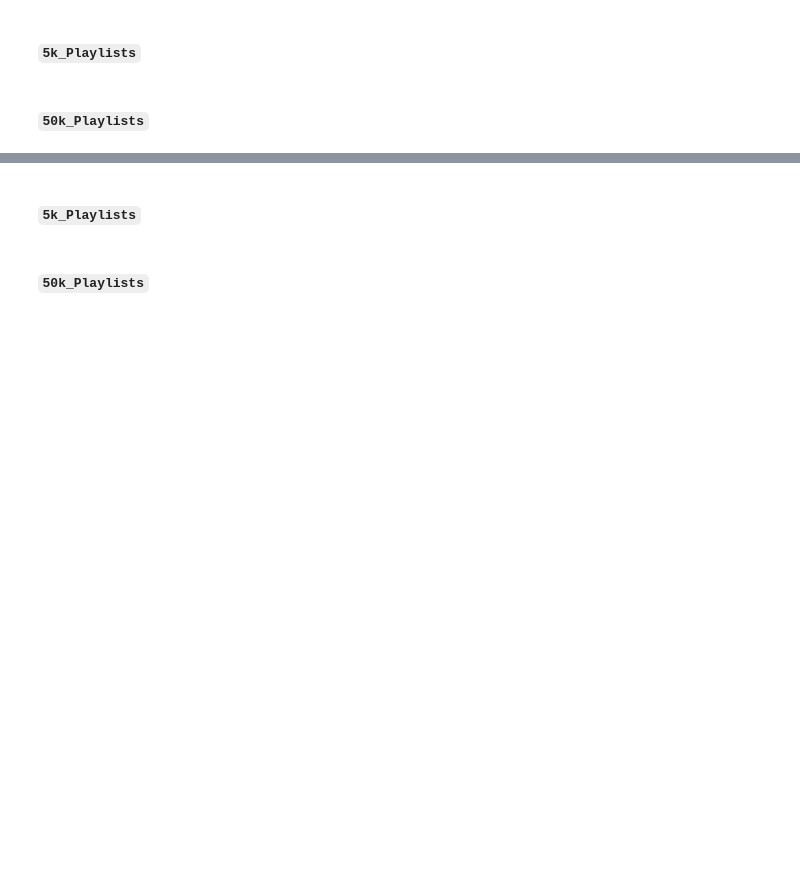
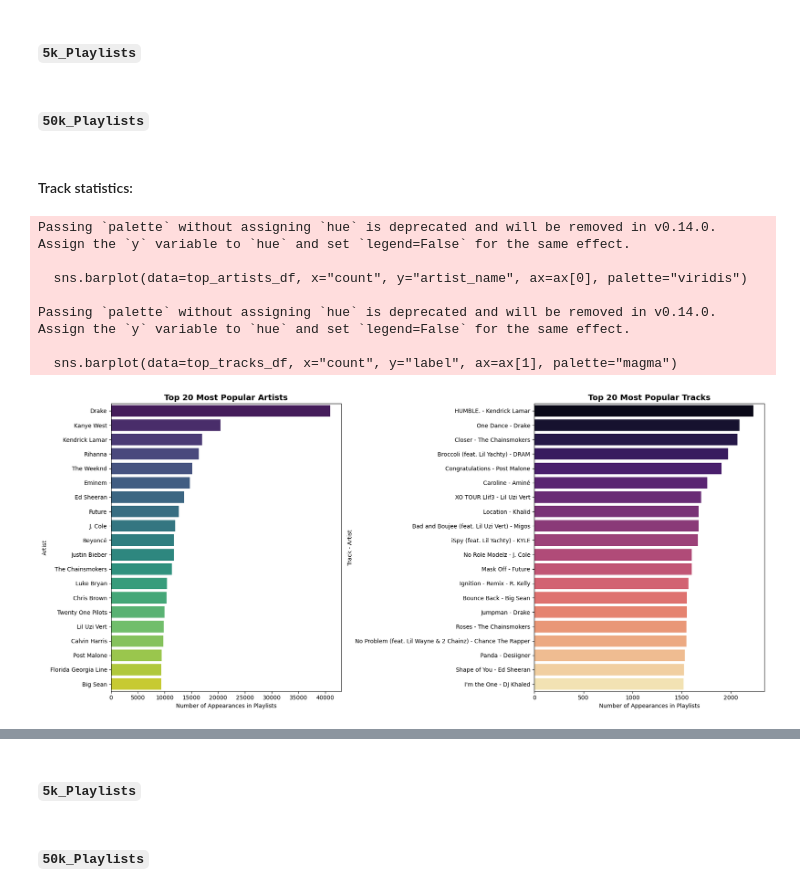
Before and after one commit to RomanLesicky/Data_Science_Project_INFO_H600, a Jupyter notebook: INFO_H600_Project.ipynb, the cells around one changed output, grey strips where cells are left out. Cells and saved outputs as stored; diff of their text form; code cells hidden in the pictures; blank space fills up the shorter version.

```diff
--- a/INFO_H600_Project.ipynb
+++ b/INFO_H600_Project.ipynb
@@ -440,3 +513,58 @@ Number of (playlist, track) rows: 3344374
 #### `5k_Playlists`
 # %% [markdown]
 #### `50k_Playlists`
+# %% [markdown]
+#### Track statistics:
+# %%
+import matplotlib.pyplot as plt
+import seaborn as sns
+from pyspark.sql import functions
+
+# --- Step 1: Prepare the Data (Spark Side) ---
+
+# A. Top Artists
+# We count how many times each artist appears across all playlists
+top_artists_df = playlist_track_DataFrame_50k.groupBy("artist_name") \
+    .count() \
+    .orderBy(functions.col("count").desc()) \
+    .limit(20) \
+    .toPandas()
+
+# B. Top Tracks
+# We group by both track AND artist to avoid confusion (e.g., "Hello" by Adele vs. Lionel Richie)
+top_tracks_df = playlist_track_DataFrame_50k.groupBy("track_name", "artist_name") \
+    .count() \
+    .orderBy(functions.col("count").desc()) \
+    .limit(20) \
+    .toPandas()
+
+# Create a readable label like "Humble. - Kendrick Lamar"
+top_tracks_df["label"] = top_tracks_df["track_name"] + " - " + top_tracks_df["artist_name"]
+
+# --- Step 2: Visualization (Matplotlib/Seaborn Side) ---
+
+fig, ax = plt.subplots(1, 2, figsize=(18, 8))
+
+# Plot 1: Top Artists
+sns.barplot(data=top_artists_df, x="count", y="artist_name", ax=ax[0], palette="viridis")
+ax[0].set_title("Top 20 Most Popular Artists", fontsize=14, fontweight='bold')
+ax[0].set_xlabel("Number of Appearances in Playlists")
+ax[0].set_ylabel("Artist")
+
+# Plot 2: Top Tracks
+sns.barplot(data=top_tracks_df, x="count", y="label", ax=ax[1], palette="magma")
+ax[1].set_title("Top 20 Most Popular Tracks", fontsize=14, fontweight='bold')
+ax[1].set_xlabel("Number of Appearances in Playlists")
+ax[1].set_ylabel("Track - Artist")
+
+plt.tight_layout()
+plt.show()
+# %% [output]
+Passing `palette` without assigning `hue` is deprecated and will be removed in v0.14.0. Assign the `y` variable to `hue` and set `legend=False` for the same effect.
+
+  sns.barplot(data=top_artists_df, x="count", y="artist_name", ax=ax[0], palette="viridis")
+
+Passing `palette` without assigning `hue` is deprecated and will be removed in v0.14.0. Assign the `y` variable to `hue` and set `legend=False` for the same effect.
+
+  sns.barplot(data=top_tracks_df, x="count", y="label", ax=ax[1], palette="magma")
+[figure, added]
```
Also changed, not shown: parts of 18 cells of this notebook, 1 other file.
